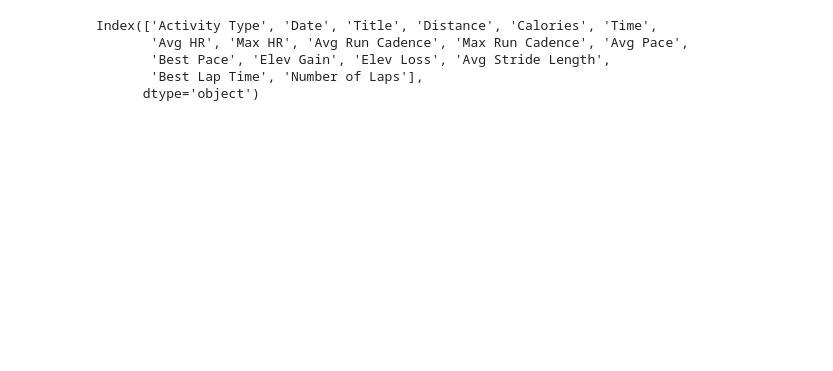
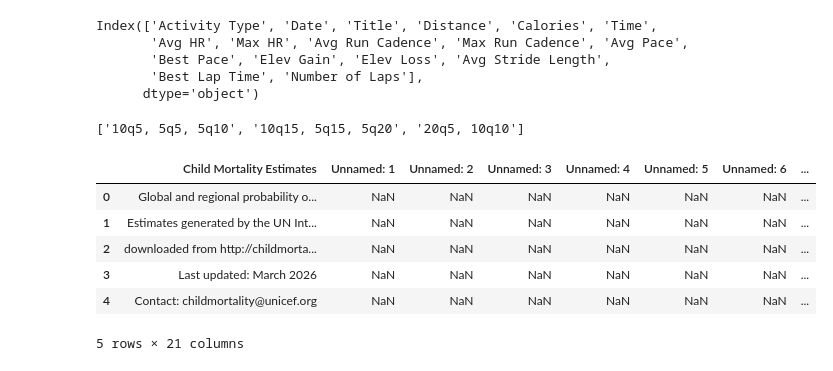
Before and after one commit to ecelule/dsa210project, a Jupyter notebook: deneme.ipynb, the cells around one changed output. Cells and saved outputs as stored; diff of their text form; code cells hidden in the pictures; blank space fills up the shorter version.

```diff
--- a/deneme.ipynb
+++ b/deneme.ipynb
@@ -70,3 +70,27 @@ Index(['Activity Type', 'Date', 'Title', 'Distance', 'Calories', 'Time',
        'Best Pace', 'Elev Gain', 'Elev Loss', 'Avg Stride Length',
        'Best Lap Time', 'Number of Laps'],
       dtype='object')
+# %%
+import pandas as pd
+
+file_path = "UNIGME-2025-UNICEFRegion-Rates-Deaths-Sex-specific-5-to-24.xlsx"
+
+xls = pd.ExcelFile(file_path)
+print(xls.sheet_names)
+# %% [output]
+['10q5, 5q5, 5q10', '10q15, 5q15, 5q20', '20q5, 10q10']
+# %%
+import pandas as pd
+
+file_path = "UNIGME-2025-UNICEFRegion-Rates-Deaths-Sex-specific-5-to-24.xlsx"
+
+df = pd.read_excel(file_path, sheet_name="10q5, 5q5, 5q10")
+df.head()
+# %% [output]
+|  | Child Mortality Estimates | Unnamed: 1 | Unnamed: 2 | Unnamed: 3 | Unnamed: 4 | Unnamed: 5 | Unnamed: 6 | ... |
+| 0 | Global and regional probability o... | NaN | NaN | NaN | NaN | NaN | NaN | ... |
+| 1 | Estimates generated by the UN Int... | NaN | NaN | NaN | NaN | NaN | NaN | ... |
+| 2 | downloaded from http://childmorta... | NaN | NaN | NaN | NaN | NaN | NaN | ... |
+| 3 | Last updated: March 2026 | NaN | NaN | NaN | NaN | NaN | NaN | ... |
+| 4 | Contact: childmortality@unicef.org | NaN | NaN | NaN | NaN | NaN | NaN | ... |
+5 rows × 21 columns
```
Also changed, not shown: parts of 2 cells of this notebook, 1 other file.
